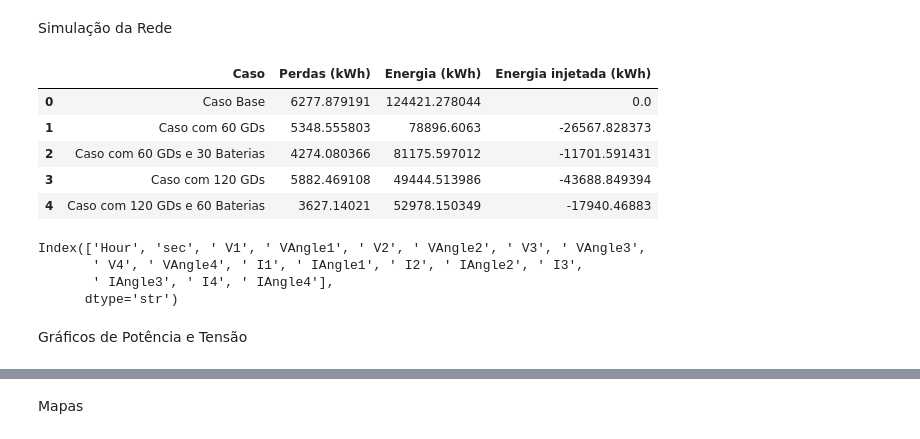
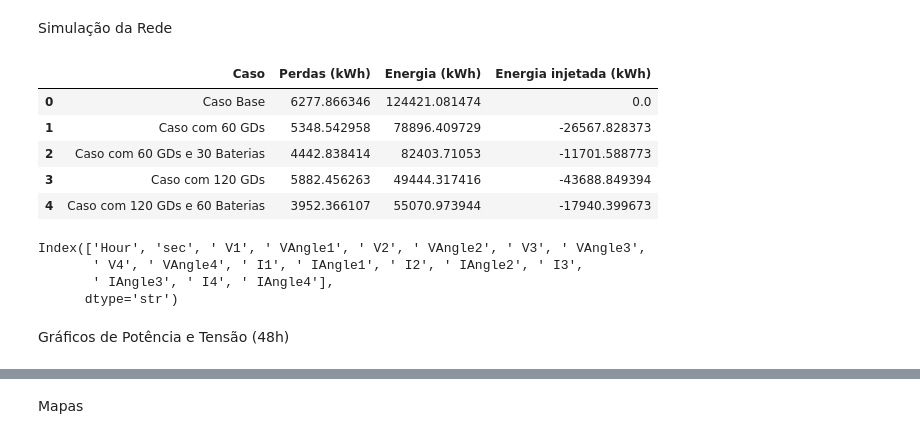
Before and after one commit to Ivanictor/CLAGTEE-CBA, a Jupyter notebook: main.ipynb, the cells around one changed output, grey strips where cells are left out. Saved outputs shown, nothing was run; the diff lists cells and outputs as text; code cells hidden in the pictures.

```diff
--- a/main.ipynb
+++ b/main.ipynb
@@ -31,6 +31,7 @@ dfs_voltage = {}
 dfs_monitor_pf = {}
 dfs_storage = {}
 dfs_monitor_pv = {}
+dfs_battery = {}
 
 for case in cases:
 
@@ -48,11 +49,13 @@ for case in cases:
         dss.text("Redirect 'PV_System_60_MeiaPonte.dss'")
         #dss.text("Redirect 'BATERIAS_30.dss'")
         dss.text("Redirect 'Battery_30.dss'")
+        dss.text("Redirect 'Monitor_Baterias_30.dss'")
 
     elif case == "120_gd_60_bess":
         dss.text("Redirect 'PV_System_120_MeiaPonte.dss'")
         #dss.text("Redirect 'BATERIAS_60.dss'")
         dss.text("Redirect 'Battery_60.dss'")
+        dss.text("Redirect 'Monitor_Baterias_60.dss'")
 
     else:
         dss.text("!Redirect 'BATERIAS_60.dss'")
@@ -65,9 +68,9 @@ for case in cases:
 
     socs = []
 
-    for h in range(48):
-        if dss.solution.hour == 24:
-            dss.meters.reset_all()
+    for h in range(24):
+        #if dss.solution.hour == 24:
+            #dss.meters.reset_all()
         dss.solution.solve()
 
         if dss.storages.count > 0:
@@ -101,6 +104,8 @@ for case in cases:
         if "voltage" in monitor_name.lower():
             dfs_voltage[f"{monitor_name}_{case}_df"] = dss_tools.results.monitor(monitor_name)
 
+        elif "battery" in monitor_name.lower():
+            dfs_battery[f"{monitor_name}_{case}_df"] = dss_tools.results.monitor(monitor_name)
         ##### Monitors - Power Flow #####
 
         else:
@@ -116,42 +121,43 @@ for case in cases:
             else:
                 df["Total Power"] = df[" P1 (kW)"] + df[" P2 (kW)"]
 
-            injection += df.query("`Total Power` < 0 and Hour > 24")["Total Power"].sum()
+            #injection += df.query("`Total Power` < 0 and Hour > 24")["Total Power"].sum()
+            injection += df.query("`Total Power` < 0")["Total Power"].sum()
 
 
     ### Monitors - Geração PV
 
     for chave in dfs_monitor_pf:
         if chave.endswith(f"_{case}_df") and "pv_" in chave:
             dfs_monitor_pv[chave] = dfs_monitor_pf[chave]
 
     with open("dataframes.pkl", "wb") as f:
         pickle.dump(dfs_monitor_pv, f)
 
     ######## Criação do DataFrame "Energymeter" #####
     nova_linha = pd.DataFrame([{
         "Caso": titles[case],
         "Energia (kWh)": meter_values[0],
         "Perdas (kWh)": meter_values[12],
         "Energia injetada (kWh)": injection
     }])
 
     df_energymeter = pd.concat([df_energymeter, nova_linha], ignore_index=True)
 
 #display(dfs_monitor["120_gd_60_bess_df"])
 
 storages_soc_df = pd.DataFrame(dfs_storage)
 #display(storages_soc_df)
 
 display(df_energymeter)
 print(dfs_voltage["voltage_trf_5286812a_120_gd_60_bess_df"].columns)
 # %% [output]
 |  | Caso | Perdas (kWh) | Energia (kWh) | Energia injetada (kWh) |
-| 0 | Caso Base | 6277.879191 | 124421.278044 | 0.0 |
-| 1 | Caso com 60 GDs | 5348.555803 | 78896.6063 | -26567.828373 |
-| 2 | Caso com 60 GDs e 30 Baterias | 4274.080366 | 81175.597012 | -11701.591431 |
-| 3 | Caso com 120 GDs | 5882.469108 | 49444.513986 | -43688.849394 |
-| 4 | Caso com 120 GDs e 60 Baterias | 3627.14021 | 52978.150349 | -17940.46883 |
+| 0 | Caso Base | 6277.866346 | 124421.081474 | 0.0 |
+| 1 | Caso com 60 GDs | 5348.542958 | 78896.409729 | -26567.828373 |
+| 2 | Caso com 60 GDs e 30 Baterias | 4442.838414 | 82403.71053 | -11701.588773 |
+| 3 | Caso com 120 GDs | 5882.456263 | 49444.317416 | -43688.849394 |
+| 4 | Caso com 120 GDs e 60 Baterias | 3952.366107 | 55070.973944 | -17940.399673 |
 Index(['Hour', 'sec', ' V1', ' VAngle1', ' V2', ' VAngle2', ' V3', ' VAngle3',
        ' V4', ' VAngle4', ' I1', ' IAngle1', ' I2', ' IAngle2', ' I3',
        ' IAngle3', ' I4', ' IAngle4'],
@@ -164,7 +170,7 @@ with open("Dataframes.txt", "w", encoding="utf-8") as f:
     for nome in nomes:
         f.write(nome + "\n")
 # %% [markdown]
-Gráficos de Potência e Tensão
+Gráficos de Potência e Tensão (48h)
 # %%
 ###### Resultados #####
 import numpy as np
```
Also changed, not shown: parts of 14 cells of this notebook, 7 other files.
